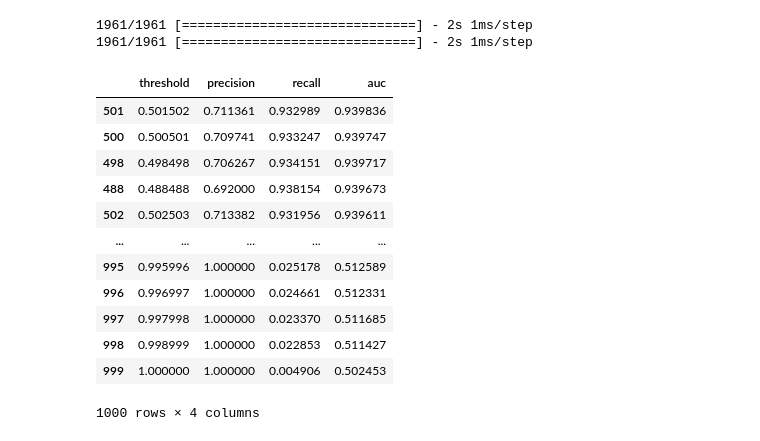
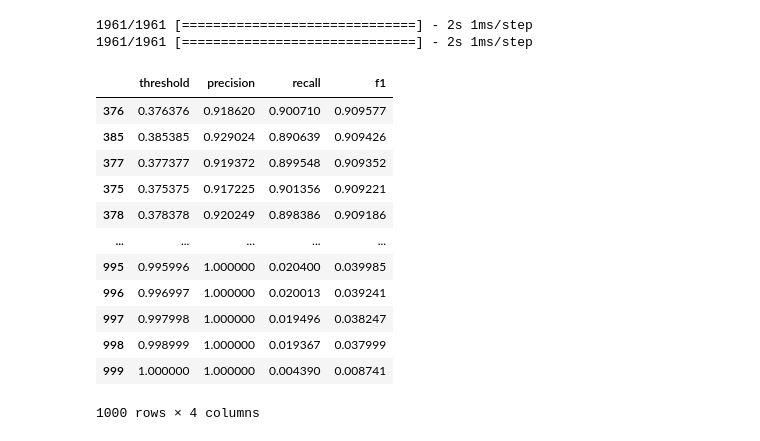
Before and after one commit to rezadzikri19/BuggyBuddy-Notebook, a Jupyter notebook: bug_classification.ipynb, the cells around one changed output. Saved outputs shown, nothing was run; the diff lists cells and outputs as text; code cells hidden in the pictures.

```diff
--- a/bug_classification.ipynb
+++ b/bug_classification.ipynb
@@ -648 +704,15 @@ training_model = joblib.load(saved_model_path)
+# %%
+# %%script skipped # Skipped
+
+MODE = 'load'
+
+saved_model_path = os.path.join('models', 'model_dense_sent_trans.h5')
+saved_train_data_path = os.path.join('models', 'model_dense_sent_trans.json')
+
+if MODE == 'save':
+  training_model.save(saved_model_path)
+  save_json(histories ,saved_train_data_path)
+elif MODE == 'load':
+  training_model = load_model(saved_model_path)
+  histories = load_json(saved_train_data_path)
 # %% [markdown]
@@ -650,11 +719,0 @@ training_model = joblib.load(saved_model_path)
-# %%
-val_predictions = training_model.predict([np.vstack(X_test['text_embedded__left']), np.vstack(X_test['text_embedded__right'])])
-val_predictions_binary = (val_predictions > 0.5).astype(int)
-
-precision = precision_score(y_test, val_predictions_binary)
-recall = recall_score(y_test, val_predictions_binary)
-auc = roc_auc_score(y_test, val_predictions_binary)
-
-print(f'Precision: {precision:.4f}')
-print(f'Recall: {recall:.4f}')
-print(f'AUC: {auc:.4f}')
@@ -696,0 +774,11 @@ _________________________________________________________________
+# %%
+%%script skipped # Skipped
+
+embd_input = Input(shape=(num_dim, ), name='input')
+embd_x = training_model.get_layer('reshape_node_1')(embd_input)
+embd_x = training_model.get_layer('shared_node_1')(embd_x)
+embd_x = training_model.get_layer('shared_node_2')(embd_x)
+embd_output = training_model.get_layer('shared_node_3')(embd_x)
+
+embd_model = Model(inputs=embd_input, outputs=embd_output, name='embd_inference_model')
+embd_model.summary()
@@ -718,24 +819,24 @@ def evaluate_model(similarity_scores: np.ndarray, threshold: float):
 
   precision = precision_score(y_test, embd_binary_similarity)
   recall = recall_score(y_test, embd_binary_similarity)
-  auc = roc_auc_score(y_test, embd_binary_similarity)
+  f1 = f1_score(y_test, embd_binary_similarity)
 
-  return [precision, recall, auc]
+  return [precision, recall, f1]
 # %%
-threshold_eval = pd.DataFrame([[threshold, *evaluate_model(embd_similarity, threshold)] for threshold in np.linspace(0, 1, 1000)], columns=['threshold', 'precision', 'recall', 'auc'])
-threshold_eval.sort_values(by='auc', ascending=False)
+threshold_eval = pd.DataFrame([[threshold, *evaluate_model(embd_similarity, threshold)] for threshold in np.linspace(0, 1, 1000)], columns=['threshold', 'precision', 'recall', 'f1'])
+threshold_eval.sort_values(by='f1', ascending=False)
 # %% [output]
-|  | threshold | precision | recall | auc |
-| 501 | 0.501502 | 0.711361 | 0.932989 | 0.939836 |
-| 500 | 0.500501 | 0.709741 | 0.933247 | 0.939747 |
-| 498 | 0.498498 | 0.706267 | 0.934151 | 0.939717 |
-| 488 | 0.488488 | 0.692000 | 0.938154 | 0.939673 |
-| 502 | 0.502503 | 0.713382 | 0.931956 | 0.939611 |
+|  | threshold | precision | recall | f1 |
+| 376 | 0.376376 | 0.918620 | 0.900710 | 0.909577 |
+| 385 | 0.385385 | 0.929024 | 0.890639 | 0.909426 |
+| 377 | 0.377377 | 0.919372 | 0.899548 | 0.909352 |
+| 375 | 0.375375 | 0.917225 | 0.901356 | 0.909221 |
+| 378 | 0.378378 | 0.920249 | 0.898386 | 0.909186 |
 | ... | ... | ... | ... | ... |
-| 995 | 0.995996 | 1.000000 | 0.025178 | 0.512589 |
-| 996 | 0.996997 | 1.000000 | 0.024661 | 0.512331 |
-| 997 | 0.997998 | 1.000000 | 0.023370 | 0.511685 |
-| 998 | 0.998999 | 1.000000 | 0.022853 | 0.511427 |
-| 999 | 1.000000 | 1.000000 | 0.004906 | 0.502453 |
+| 995 | 0.995996 | 1.000000 | 0.020400 | 0.039985 |
+| 996 | 0.996997 | 1.000000 | 0.020013 | 0.039241 |
+| 997 | 0.997998 | 1.000000 | 0.019496 | 0.038247 |
+| 998 | 0.998999 | 1.000000 | 0.019367 | 0.037999 |
+| 999 | 1.000000 | 1.000000 | 0.004390 | 0.008741 |
 1000 rows × 4 columns
 # %%
```
Also changed, not shown: parts of 77 cells of this notebook, 1 other file.
